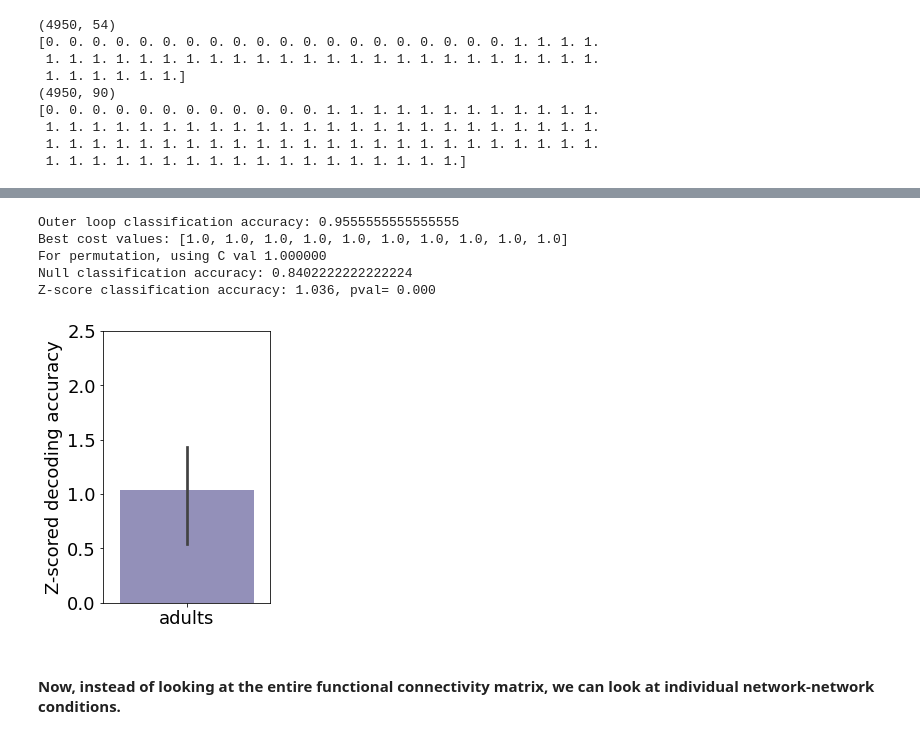
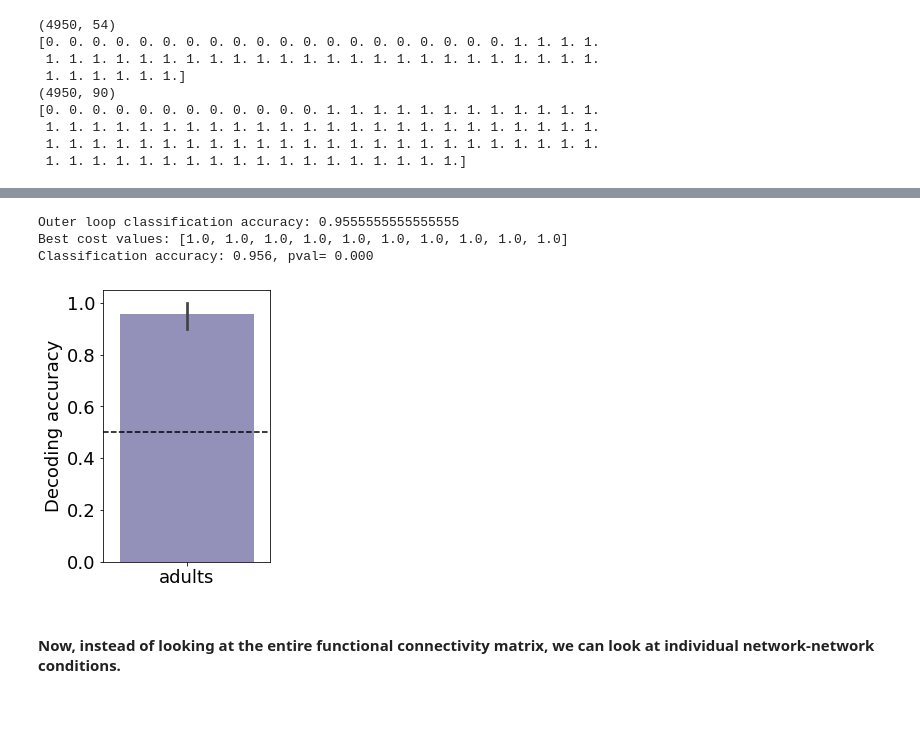
Before and after one commit to ntblab/infant_neuropipe, a Jupyter notebook: scripts/RestingState/RestingState.ipynb, the cells around one changed output, grey strips where cells are left out. Drawn from its saved outputs; the diff is of its cells as text; code cells hidden in the pictures; blank space fills up the shorter version.

```diff
--- a/scripts/RestingState/RestingState.ipynb
+++ b/scripts/RestingState/RestingState.ipynb
@@ -1590,3 +1668,7 @@ pval_matrix=np.zeros((len(reorganized_networks),len(reorganized_networks)))*np.n
 for n1, n2 in itertools.combinations_with_replacement(np.arange(len(reorganized_networks)),2):
     pval_matrix[n1, n2]=randomise_diff_2sample(collapsed_networks_sleep[:,n1, n2],
                                                    collapsed_networks_movie[:,n1, n2],resample_num=10000)[0]
+
+# Additionally calculate holm-bonferroni corrected pvals
+sig_pval_matrix, flattened_pvals, corrected_thresholds = holms_bonferroni_correction(pval_matrix, alpha=0.05)
+sig_ys, sig_xs = np.where(sig_pval_matrix==1)
@@ -1621,9 +1705,14 @@ temp_diff_matrix[one_minus_pval_matrix<=pval_thresh]=np.nan
 temp_diff_matrix[difference_matrix==0]=np.nan
 temp_diff_matrix[difference_matrix<0]=np.nan
 
+# indicate those that survive correction
+for i in np.arange(len(sig_ys)):
+    if ~np.isnan(temp_diff_matrix[sig_ys[i],sig_xs[i]]):
+        plt.annotate('.',(sig_xs[i],sig_ys[i]),fontsize=28,color='white')
+
 # Plot the correlation matrix
 im=ax.imshow(temp_diff_matrix, interpolation='None', cmap='bone_r',vmin=0,vmax=0.00004)
-ax.set_title('Difference in infant all to movie vs. rest\n one minus pval (thresholed < %s)' %(1-pval_thresh))
+ax.set_title('Difference in infants sleep vs. movie to %s \n one minus pval (threshold < %s)' %(adult_name,1-pval_thresh))
 
 # Pull out the bin edges between the different networks
 ax.set_xticks(np.arange(len(reorganized_networks)))
@@ -1652,9 +1741,13 @@ temp_diff_matrix[one_minus_pval_matrix<=pval_thresh]=np.nan
 temp_diff_matrix[difference_matrix==0]=np.nan
 temp_diff_matrix[difference_matrix>0]=np.nan
 
+for i in np.arange(len(sig_ys)):
+    if ~np.isnan(temp_diff_matrix[sig_ys[i],sig_xs[i]]):
+        plt.annotate('.',(sig_xs[i],sig_ys[i]),fontsize=28,color='white')
+
 # Plot the correlation matrix
 im=ax.imshow(temp_diff_matrix, interpolation='None', cmap='bone',vmax=0,vmin=-0.00004)
-ax.set_title('Difference in infant all to movie vs. rest\n one minus pval (thresholed < %s)' %(1-pval_thresh))
+ax.set_title('Difference in infants sleep vs. movie to %s\n one minus pval (threshold < %s)' %(adult_name,1-pval_thresh))
 
 # Pull out the bin edges between the different networks
 ax.set_xticks(np.arange(len(reorganized_networks)))
@@ -1751,34 +1857,49 @@ Z-score classification accuracy: 1.719, pval= 0.000
 # %%
 # Now run classification for adults and plot the values
 np.random.seed(0)
-adult_clf_score, C_best=subject_classification(all_adult_data, all_adult_labels, nKFolds,
+
+# subsampling version
+adult_clf_score_sub, C_best_sub=subject_classification_subsampling(all_adult_data, all_adult_labels, nKFolds,
                                                             pipe, param_grid)
-adult_rand_clf,adult_zscore_clf=zscore_subject_classification(all_adult_data, all_adult_labels, nKFolds,
-                                                           adult_clf_score, C_best)
 
 # Calculate stats
-pval,CIs=bootstrap_mean(adult_zscore_clf)
-print('Z-score classification accuracy: %0.3f, pval= %0.3f' % (np.nanmean(adult_zscore_clf),pval))
+chance=0.50
+pval,CIs=bootstrap_mean(adult_clf_score_sub,null_vall=chance)
+print('Classification accuracy: %0.3f, pval= %0.3f' % (np.nanmean(adult_clf_score_sub),pval))
+
+# Plot the values
+fig=plt.figure(figsize=(3,5))
+sns.barplot(np.zeros(len(adult_clf_score_sub)),adult_clf_score_sub,color=sns.color_palette('Purples')[3])
+plt.axhline(chance,color='black',linestyle='dashed')
+plt.ylim(0,1.05)
+plt.ylabel('Decoding accuracy',fontsize=18)
+plt.yticks(fontsize=18)
+plt.xticks([0],['adults'],fontsize=18)
+fig.savefig(save_plot_dir+'adult_decoding_state_subsampling.svg')
+
+# z-scoring version
+#adult_clf_score, C_best=subject_classification(all_adult_data, all_adult_labels, nKFolds,
+#                                                            pipe, param_grid)
+#adult_rand_clf,adult_zscore_clf=zscore_subject_classification(all_adult_data, all_adult_labels, nKFolds,
+#                                                           adult_clf_score, C_best)
+
+# Calculate stats
+#pval,CIs=bootstrap_mean(adult_zscore_clf)
+#print('Z-score classification accuracy: %0.3f, pval= %0.3f' % (np.nanmean(adult_zscore_clf),pval))
 
 # Now plot the values!
-fig=plt.figure(figsize=(3,5))
-sns.barplot(np.zeros(len(adult_zscore_clf)),adult_zscore_clf,color=sns.color_palette('Purples')[3])
-plt.ylim(0,2.5)
-plt.ylabel('Z-scored decoding accuracy',fontsize=18)
-plt.yticks(fontsize=18)
-plt.xticks([0],['adults'],fontsize=18)
-fig.savefig(save_plot_dir+'adult_decoding_state.svg')
-
-# subsampling version
-#adult_clf_score_sub, C_best_sub=subject_classification_subsampling(all_adult_data, all_adult_labels, nKFolds,
-#                                                            pipe, param_grid)
+#fig=plt.figure(figsize=(3,5))
+#sns.barplot(np.zeros(len(adult_zscore_clf)),adult_zscore_clf,color=sns.color_palette('Purples')[3])
+#plt.ylim(0,2.5)
+#plt.ylabel('Z-scored decoding accuracy',fontsize=18)
+#plt.yticks(fontsize=18)
+#plt.xticks([0],['adults'],fontsize=18)
+#fig.savefig(save_plot_dir+'adult_decoding_state.svg')
 # %% [output]
 Outer loop classification accuracy: 0.9555555555555555
 Best cost values: [1.0, 1.0, 1.0, 1.0, 1.0, 1.0, 1.0, 1.0, 1.0, 1.0]
-For permutation, using C val 1.000000
-Null classification accuracy: 0.8402222222222224
-Z-score classification accuracy: 1.036, pval= 0.000
+Classification accuracy: 0.956, pval= 0.000
-[figure, old version]
+[figure, new version]
 # %% [markdown]
 #### Now, instead of looking at the entire functional connectivity matrix, we can look at individual network-network conditions.
 # %%
```
Also changed, not shown: parts of 29 cells of this notebook.
